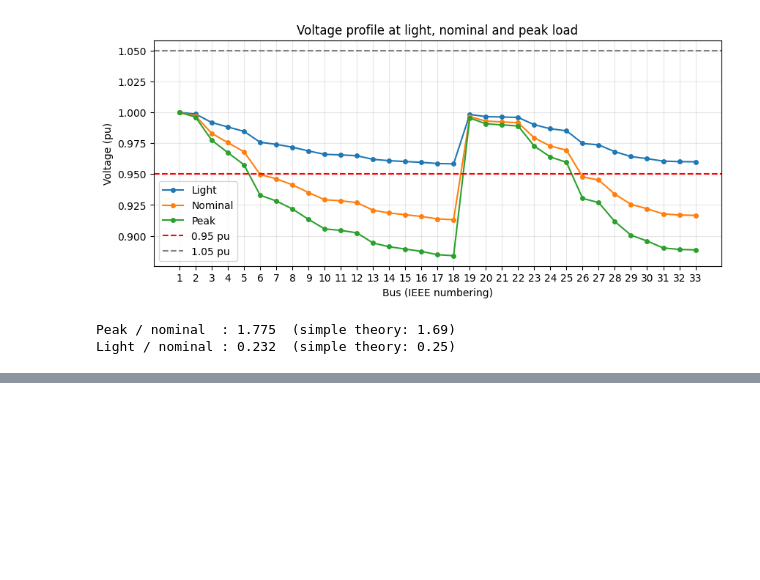
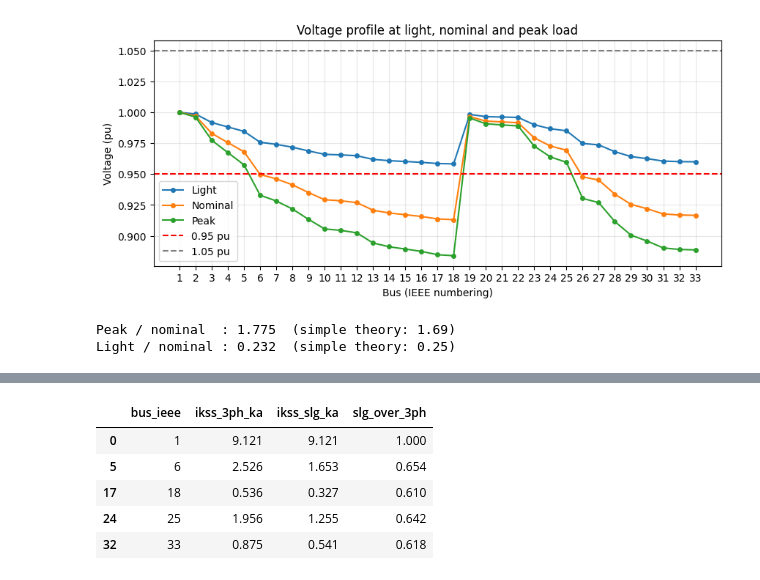
Before and after one commit to yilunge6-cyber/p6-ieee33-loadflow, a Jupyter notebook: notebooks/p6_analysis.ipynb, the cells around one changed output, grey strips where cells are left out. Saved outputs shown, nothing was run; the diff lists cells and outputs as text; code cells hidden in the pictures; blank space fills up the shorter version.

```diff
--- a/notebooks/p6_analysis.ipynb
+++ b/notebooks/p6_analysis.ipynb
@@ -204,0 +239,25 @@ Light / nominal : 0.232  (simple theory: 0.25)
+# %%
+sc.calc_sc(net, case="max", fault="3ph")
+i3 = net.res_bus_sc["ikss_ka"].copy()
+
+sc.calc_sc(net, case="max", fault="1ph")
+i1 = net.res_bus_sc["ikss_ka"].copy()
+
+faults = pd.DataFrame({
+    "bus_ieee": i3.index + 1,
+    "ikss_3ph_ka": i3.values.round(3),
+    "ikss_slg_ka": i1.values.round(3),
+})
+faults["slg_over_3ph"] = (faults.ikss_slg_ka / faults.ikss_3ph_ka).round(3)
+faults.to_csv("results/faults_all_buses.csv", index=False)
+
+table4 = faults[faults.bus_ieee.isin([1, 6, 18, 25, 33])]
+table4.to_csv("results/table4_faults.csv", index=False)
+table4
+# %% [output]
+|  | bus_ieee | ikss_3ph_ka | ikss_slg_ka | slg_over_3ph |
+| 0 | 1 | 9.121 | 9.121 | 1.000 |
+| 5 | 6 | 2.526 | 1.653 | 0.654 |
+| 17 | 18 | 0.536 | 0.327 | 0.610 |
+| 24 | 25 | 1.956 | 1.255 | 0.642 |
+| 32 | 33 | 0.875 | 0.541 | 0.618 |
```
Also changed, not shown: parts of 2 cells of this notebook.
